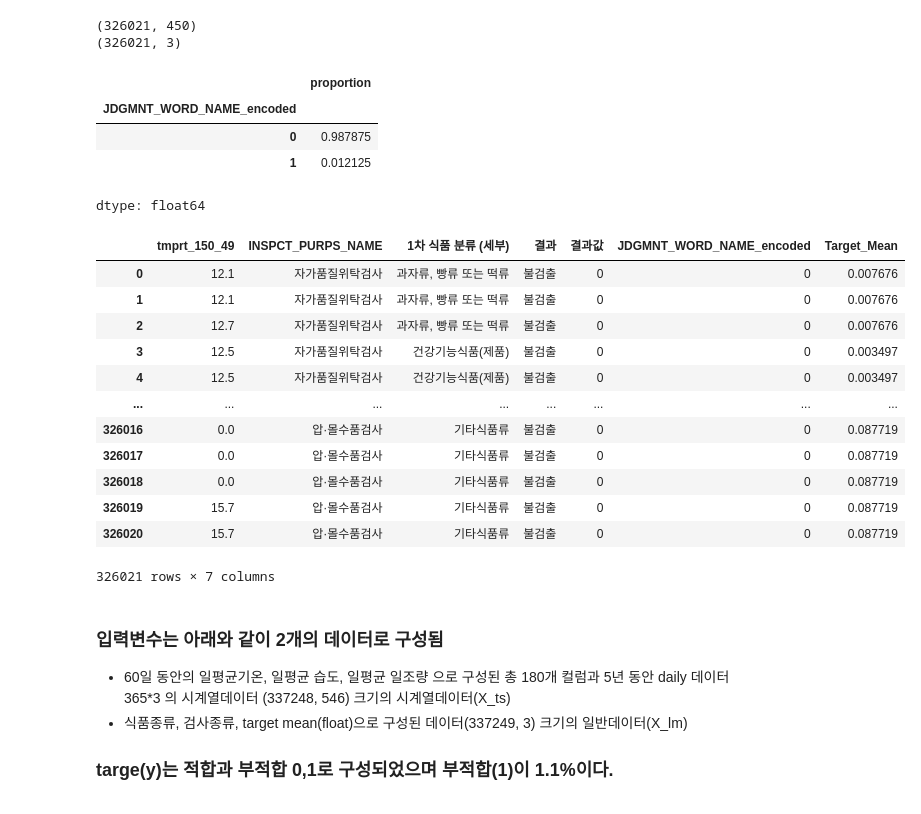
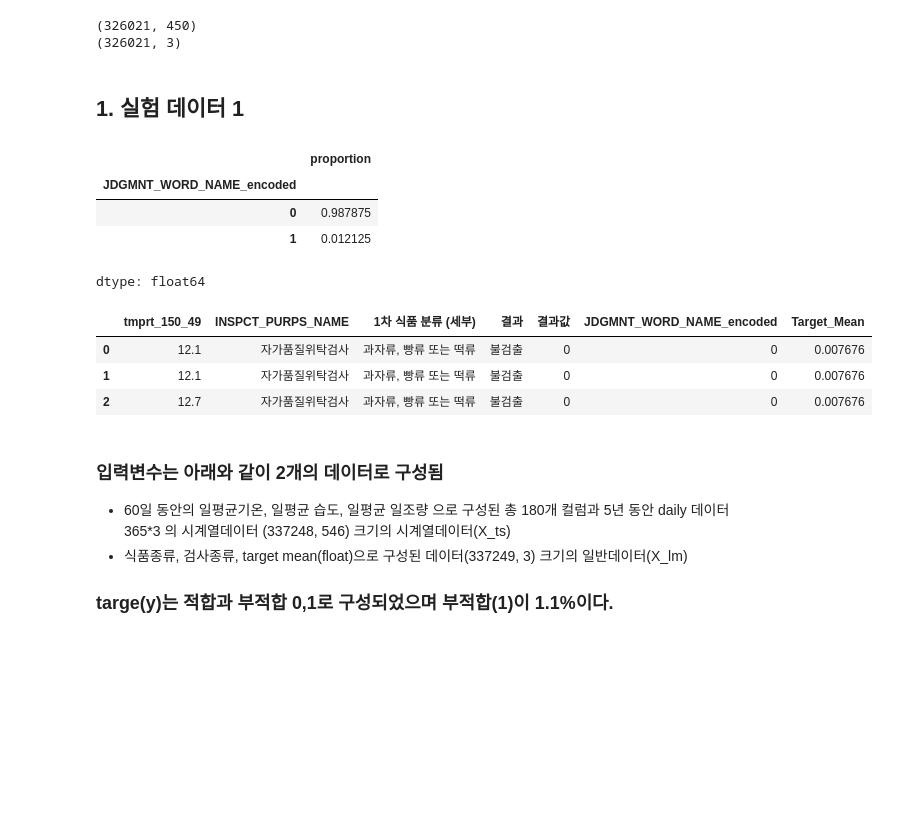
Before and after one commit to ancestor9/Affalatoxin-Analysis, a Jupyter notebook: DL_prediction/20251015_DL_50.ipynb, the cells around one changed output. Saved outputs shown, nothing was run; the diff lists cells and outputs as text; code cells hidden in the pictures; blank space fills up the shorter version.

```diff
--- a/DL_prediction/20251015_DL_50.ipynb
+++ b/DL_prediction/20251015_DL_50.ipynb
@@ -138,6 +137,8 @@ print(X_lm.shape)
 # %% [output]
 (326021, 450)
 (326021, 3)
+# %% [markdown]
+## 1. 실험 데이터 1
 # %%
 y = df['JDGMNT_WORD_NAME_encoded']
 y.value_counts(normalize=True)
@@ -148,21 +149,12 @@ y.value_counts(normalize=True)
 | 1 | 0.012125 |
 dtype: float64
 # %%
-df.loc[:, 'tmprt_150_49':]
+df.loc[:, 'tmprt_150_49':].head(3)
 # %% [output]
 |  | tmprt_150_49 | INSPCT_PURPS_NAME | 1차 식품 분류 (세부) | 결과 | 결과값 | JDGMNT_WORD_NAME_encoded | Target_Mean |
 | 0 | 12.1 | 자가품질위탁검사 | 과자류, 빵류 또는 떡류 | 불검출 | 0 | 0 | 0.007676 |
 | 1 | 12.1 | 자가품질위탁검사 | 과자류, 빵류 또는 떡류 | 불검출 | 0 | 0 | 0.007676 |
 | 2 | 12.7 | 자가품질위탁검사 | 과자류, 빵류 또는 떡류 | 불검출 | 0 | 0 | 0.007676 |
-| 3 | 12.5 | 자가품질위탁검사 | 건강기능식품(제품) | 불검출 | 0 | 0 | 0.003497 |
-| 4 | 12.5 | 자가품질위탁검사 | 건강기능식품(제품) | 불검출 | 0 | 0 | 0.003497 |
-| ... | ... | ... | ... | ... | ... | ... | ... |
-| 326016 | 0.0 | 압·몰수품검사 | 기타식품류 | 불검출 | 0 | 0 | 0.087719 |
-| 326017 | 0.0 | 압·몰수품검사 | 기타식품류 | 불검출 | 0 | 0 | 0.087719 |
-| 326018 | 0.0 | 압·몰수품검사 | 기타식품류 | 불검출 | 0 | 0 | 0.087719 |
-| 326019 | 15.7 | 압·몰수품검사 | 기타식품류 | 불검출 | 0 | 0 | 0.087719 |
-| 326020 | 15.7 | 압·몰수품검사 | 기타식품류 | 불검출 | 0 | 0 | 0.087719 |
-326021 rows × 7 columns
 # %% [markdown]
 ### 입력변수는 아래와 같이 2개의 데이터로 구성됨
 - 60일 동안의 일평균기온, 일평균 습도, 일평균 일조량 으로 구성된 총 180개 컬럼과 5년 동안 daily 데이터 365*3 의 시계열데이터 (337248, 546) 크기의 시계열데이터(X_ts)
```
Also changed, not shown: parts of 18 cells of this notebook.
